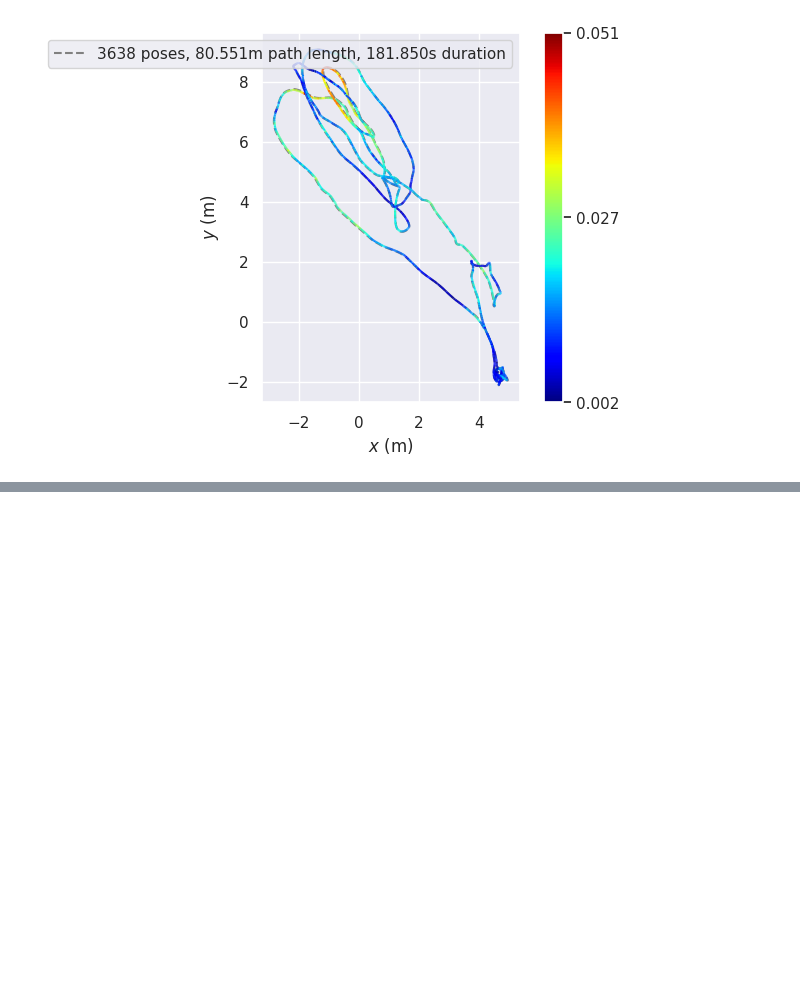
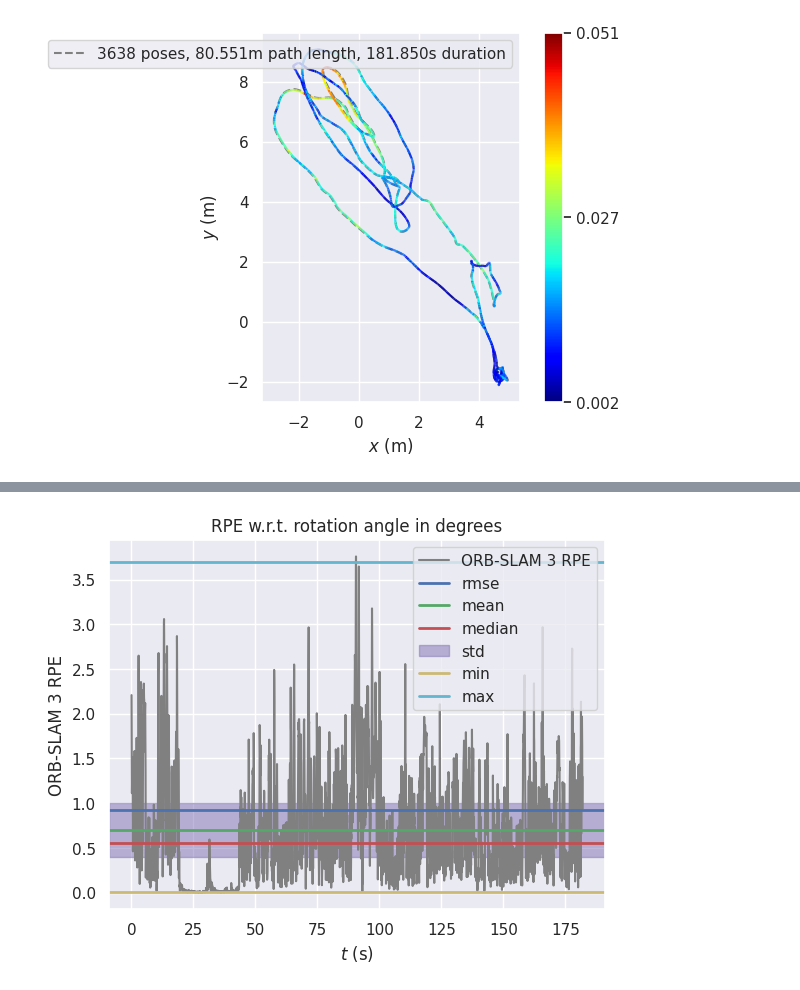
Before and after one commit to anathonic/Trajectory-Comparison-ORB-SLAM3-pySLAM, a Jupyter notebook: trajectories_comparison.ipynb, the cells around one changed output, grey strips where cells are left out. Cells and saved outputs as stored; diff of their text form; code cells hidden in the pictures; blank space fills up the shorter version.

```diff
--- a/trajectories_comparison.ipynb
+++ b/trajectories_comparison.ipynb
@@ -282,0 +317,11 @@ plot_ape_trajectory_with_colormapping(traj_pyslam_aligned, traj_gt, ape_stats_al
+# %%
+pose_relation = metrics.PoseRelation.rotation_angle_deg
+
+# normal mode
+delta = 1
+delta_unit = Unit.frames
+
+# all pairs mode
+all_pairs = False  # activate
+# %%
+rpe_metric = metrics.RPE(pose_relation=pose_relation, delta=delta, delta_unit=delta_unit, all_pairs=all_pairs)
@@ -282,0 +348,4 @@ plot_ape_trajectory_with_colormapping(traj_pyslam_aligned, traj_gt, ape_stats_al
+# %%
+rpe_metric.process_data(orb_data)
+rpe_stats_all_orb = rpe_metric.get_all_statistics()
+print_rpe_stats(rpe_stats_all_orb, "ORB-SLAM 3")
@@ -282,0 +382,12 @@ plot_ape_trajectory_with_colormapping(traj_pyslam_aligned, traj_gt, ape_stats_al
+# %%
+def plot_rpe(traj, traj_gt, rpe_stats, label):
+    seconds_from_start = [t - traj.timestamps[0] for t in traj.timestamps[1:]]
+    fig = plt.figure()
+    plot.error_array(fig.gca(), rpe_metric.error, x_array=seconds_from_start,
+                     statistics={s:v for s,v in rpe_stats.items() if s != "sse"},
+                     name=f"{label} RPE", title="RPE w.r.t. " + rpe_metric.pose_relation.value, xlabel="$t$ (s)")
+    plt.show()
+# %%
+plot_rpe(traj_orb, traj_gt, rpe_stats_all_orb, "ORB-SLAM 3")
+# %% [output]
+[figure, added]
```
Also changed, not shown: parts of 12 cells of this notebook.
